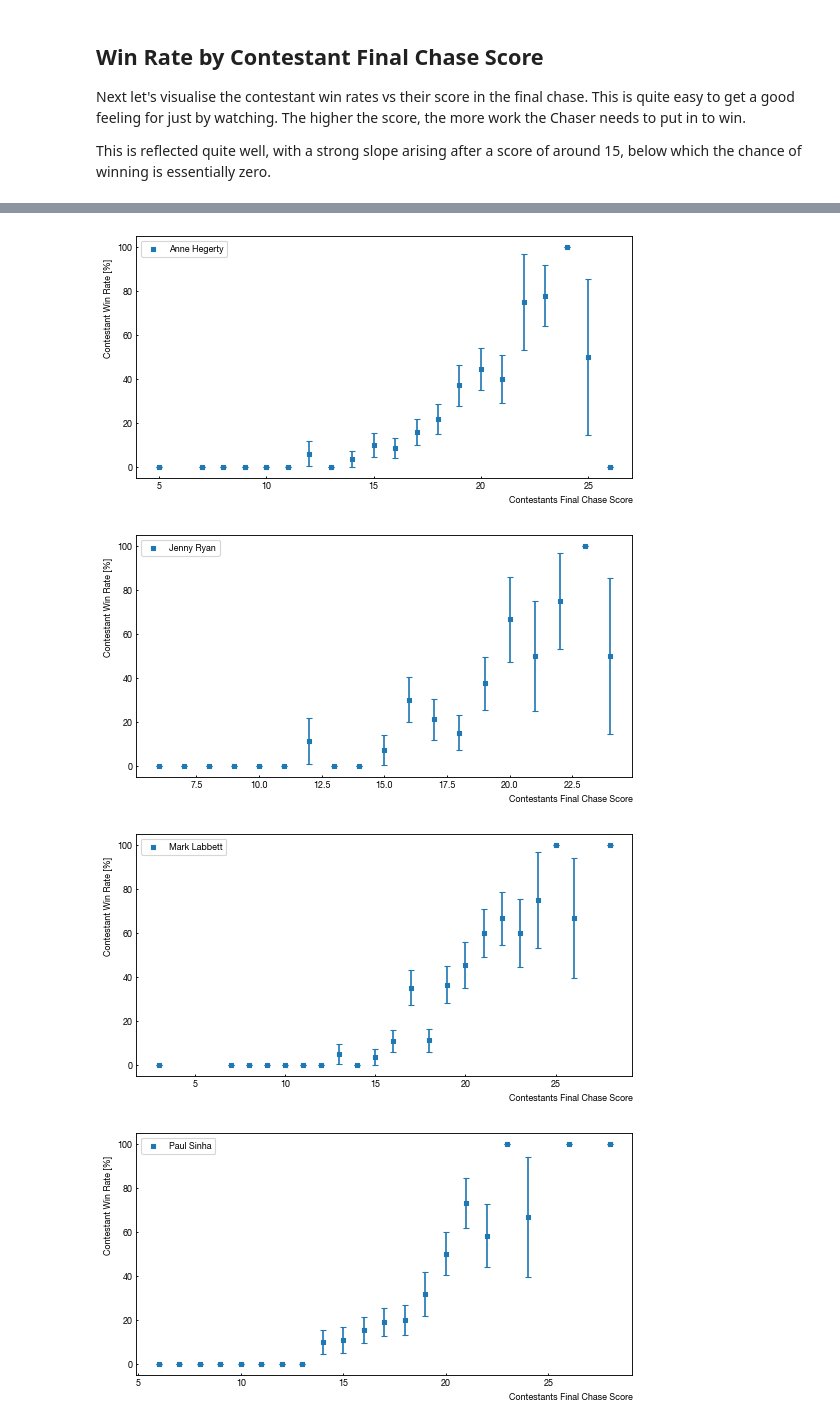
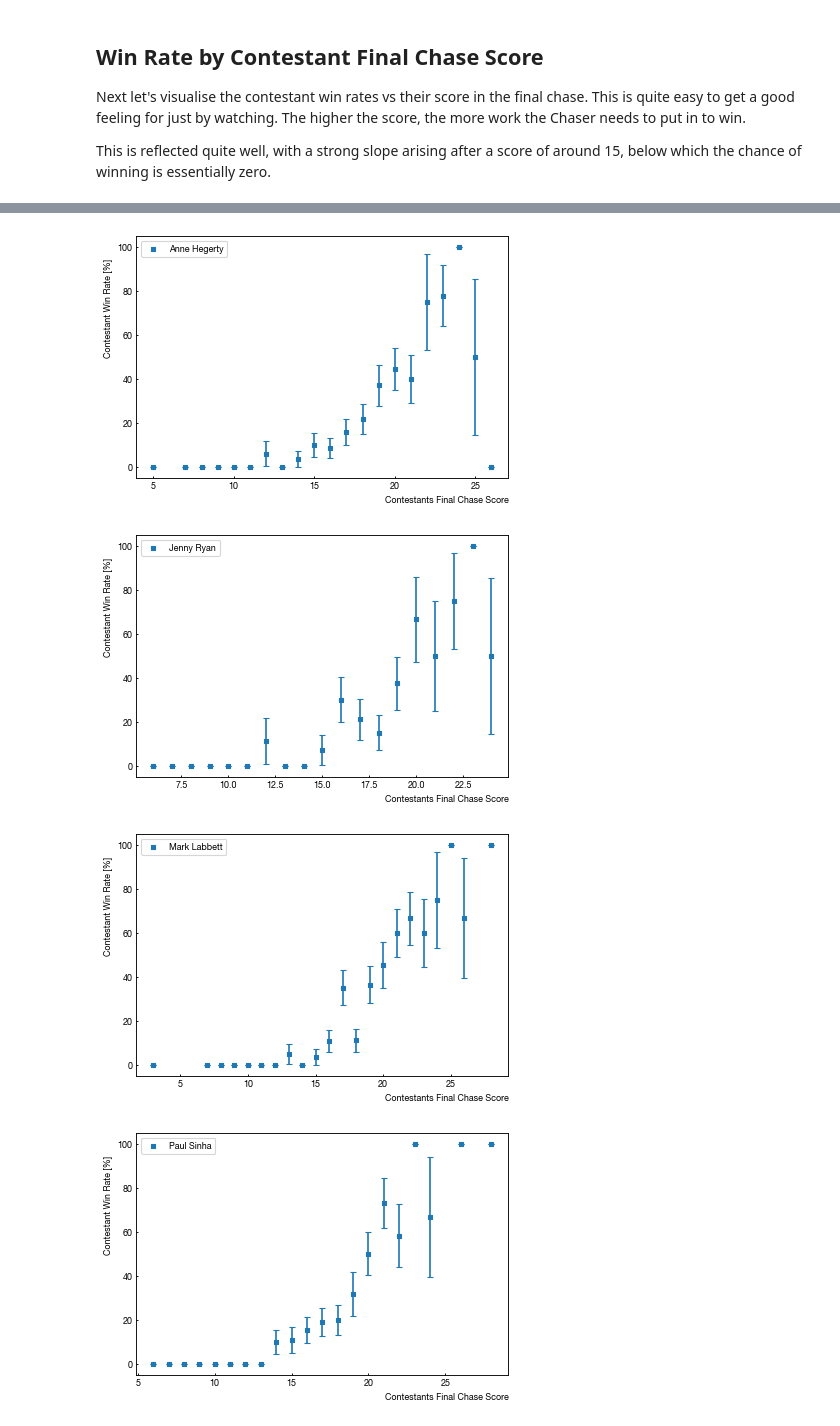
Before and after one commit to hjlyons/ClassicProjects, a Jupyter notebook: TheChase/Simple_EDA.ipynb, the cells around one changed output, grey strips where cells are left out. Cells and saved outputs as stored; diff of their text form; code cells hidden in the pictures.

```diff
--- a/TheChase/Simple_EDA.ipynb
+++ b/TheChase/Simple_EDA.ipynb
@@ -65,11 +101,10 @@ def plot_groupby_winrates(chasers_group, figsize=(8,4), dpi=200, label=None, xla
     plt.ylabel(ylabel, horizontalalignment='left', x=1.0)
 
     ax.tick_params(direction='in', length=2 )
-    ax.tick_params(axis="x", labelsize=8)
-    ax.tick_params(axis="y", labelsize=8)
+    #ax.tick_params(axis="x", labelsize=8)
+    #ax.tick_params(axis="y", labelsize=8)
 
     plt.show()
-    return ax
 # %% [markdown]
 ## Win Rate by Chaser
 
@@ -116,10 +148,10 @@ We also see Shaun Wallace has a distribution that differs from the others, at sc
 # %%
 chasers = ["Anne Hegerty", "Jenny Ryan", "Mark Labbett", "Paul Sinha", "Shaun Wallace"]
 for c in chasers:
-    plot_groupby_winrates(df[df["Chaser"] == c].groupby(['playerScore']), label=c, xlabel="Contestants Final Chase Score", ylabel="Contestant Win Rate [%]", figsize=(8,4), dpi=80)
+    plot_groupby_winrates(df[df["Chaser"] == c].groupby(['playerScore']), label=c, xlabel="Contestants Final Chase Score", ylabel="Contestant Win Rate [%]", figsize=(6,4), dpi=80)
 plt.show()
 # %% [output]
-[figure, old version]
+[figure, new version]
-[figure, old version]
+[figure, new version]
-[figure, old version]
+[figure, new version]
-[figure, old version]
+[figure, new version]
```
Also changed, not shown: parts of 10 cells of this notebook.
